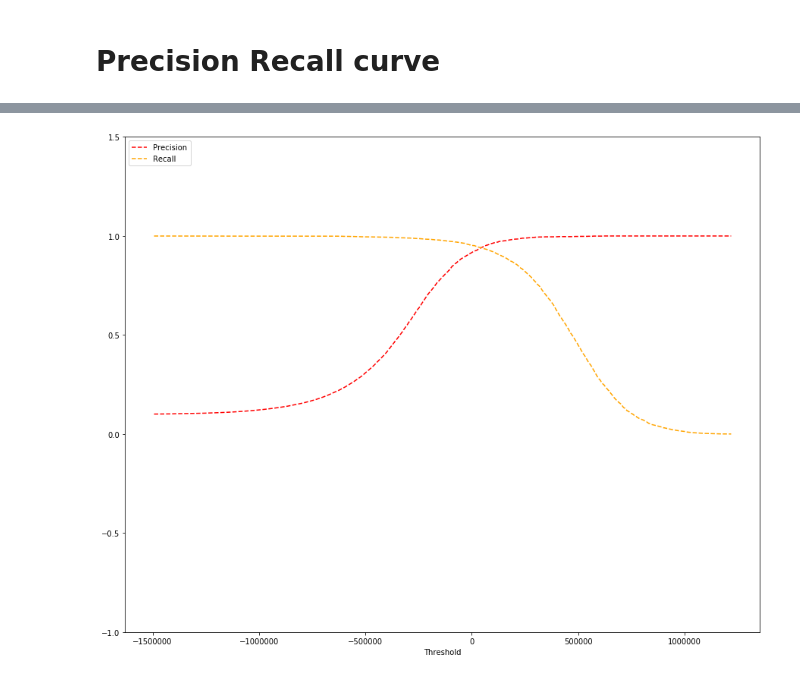
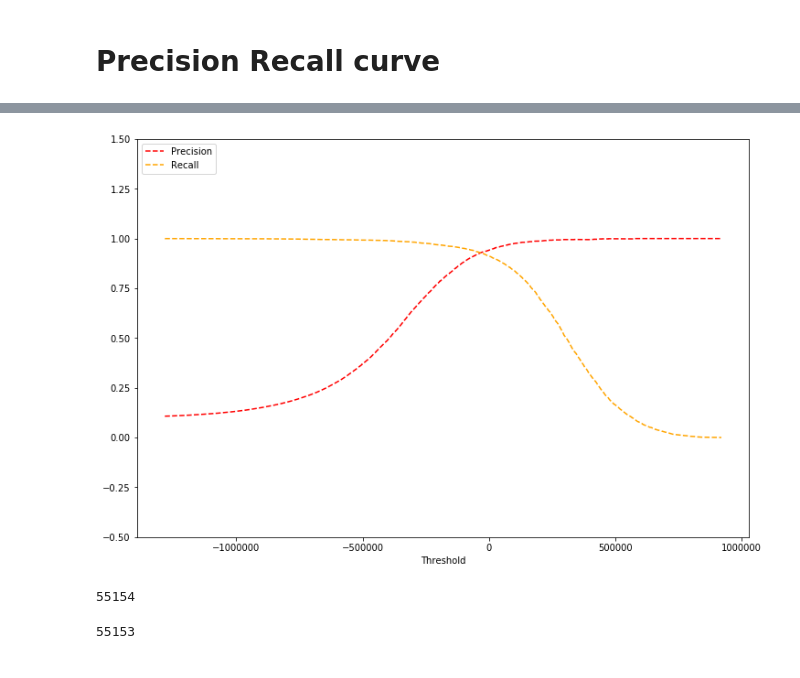
Before and after one commit to Kaushalkhokhar/MNIST-Project_5, a Jupyter notebook: MNIST Project_5.ipynb, the cells around one changed output, grey strips where cells are left out. Saved outputs shown, nothing was run; the diff lists cells and outputs as text; code cells hidden in the pictures.

```diff
--- a/MNIST Project_5.ipynb
+++ b/MNIST Project_5.ipynb
@@ -161,10 +161,18 @@ def Pre_Recall_threshold_cruve(Precision, Recall, threshold):
     plt.plot(threshold, Recall[:-1], '--', color = 'orange', label = 'Recall')
     plt.xlabel('Threshold')
     plt.legend(loc = 'upper left')
-    plt.ylim(-1,1.5)
+    plt.ylim(-.5,1.5)
 # %%
-plt.figure(figsize=(15,12))
+plt.figure(figsize=(12,8))
 Pre_Recall_threshold_cruve(Precision, Recall, threshold)
 plt.show();
 # %% [output]
-[figure, old version]
+[figure, new version]
+# %%
+len(Precision)
+# %% [output]
+55154
+# %%
+len(threshold)
+# %% [output]
+55153
```
Also changed, not shown: parts of 34 cells of this notebook, 1 other file.
